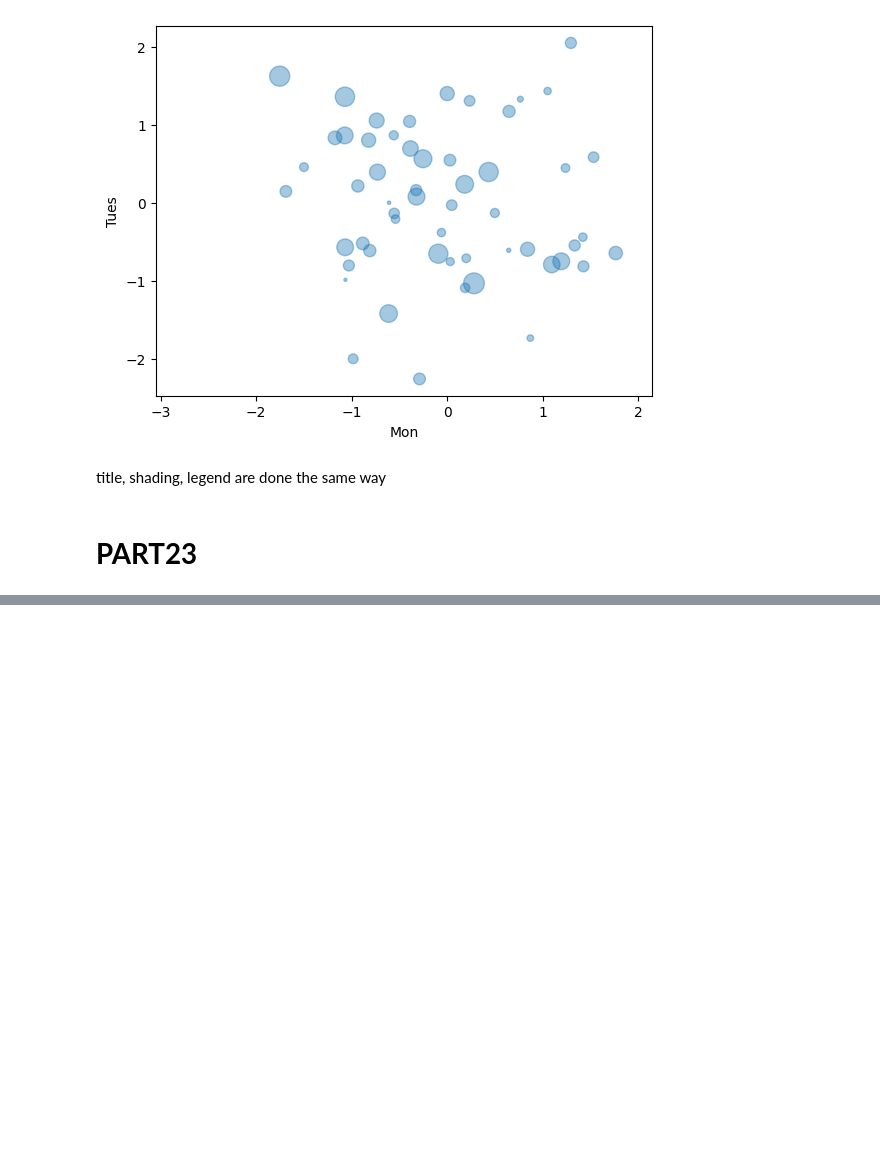
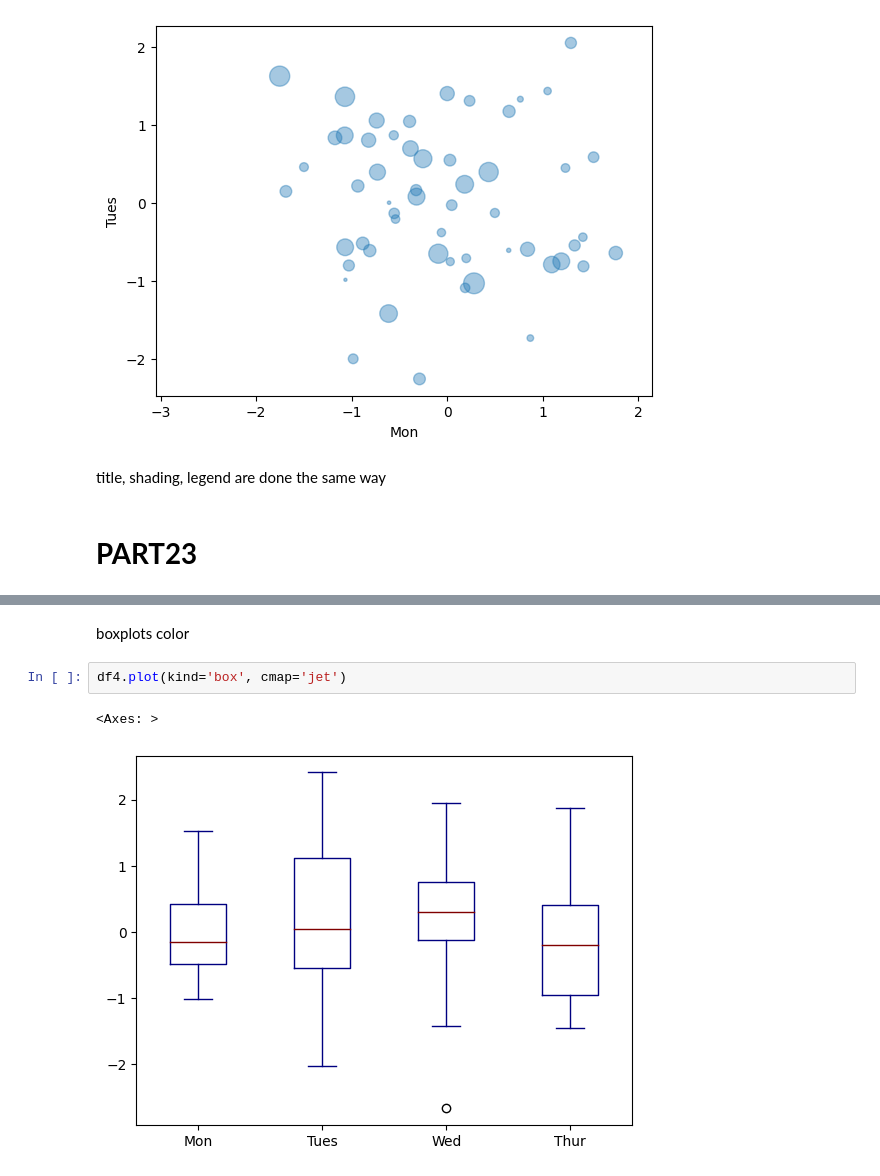
Before and after one commit to ukasz21/learning, a Jupyter notebook: pandas_tutorials/pandas_codemy_pt2_28.ipynb, the cells around one changed output, grey strips where cells are left out. Drawn from its saved outputs; the diff is of its cells as text; blank space fills up the shorter version.

```diff
--- a/pandas_tutorials/pandas_codemy_pt2_28.ipynb
+++ b/pandas_tutorials/pandas_codemy_pt2_28.ipynb
@@ -1741,0 +1772,7 @@ title, shading, legend are done the same way
+# %% [markdown]
+boxplots color
+# %%
+df4.plot(kind='box', cmap='jet')
+# %% [output]
+<Axes: >
+[figure, added]
```
Also changed, not shown: parts of 73 cells of this notebook.
